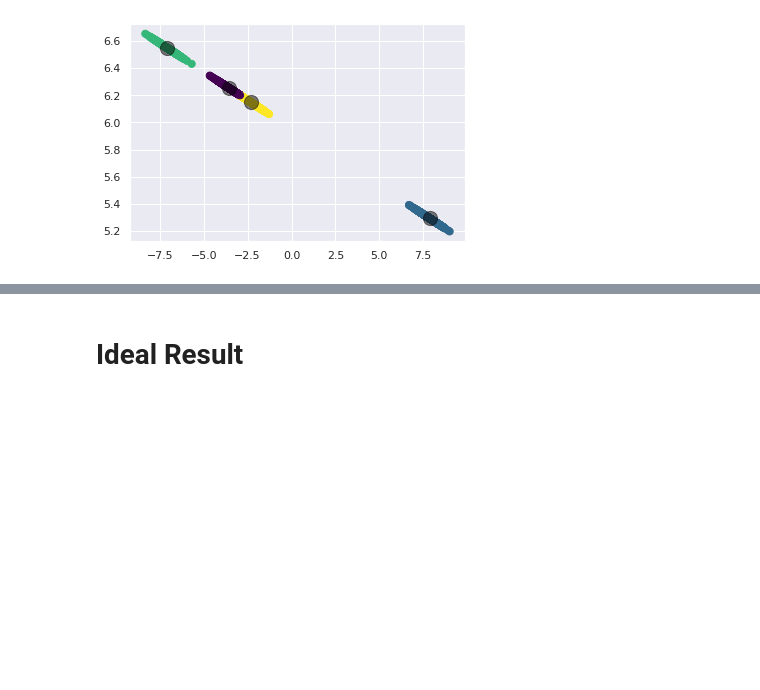
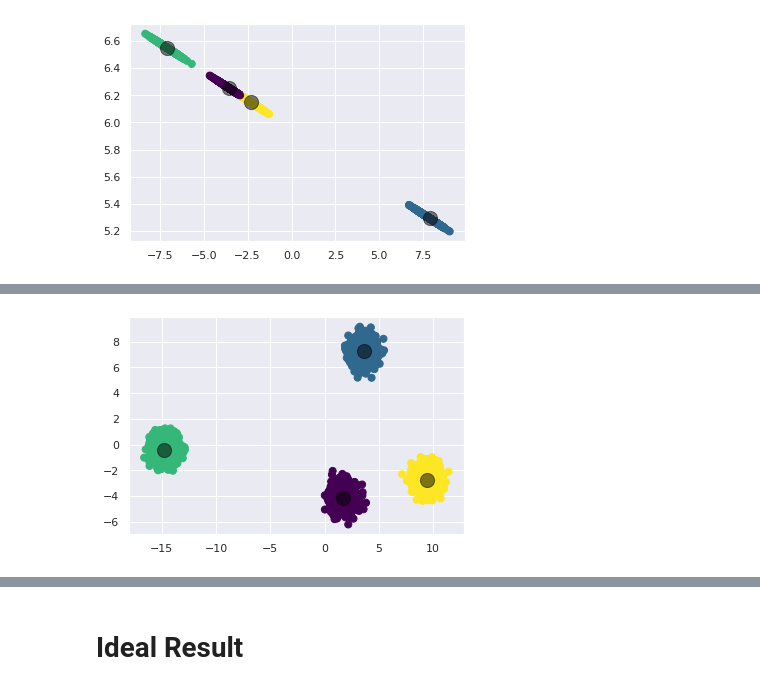
Before and after one commit to KimberleyTaylor/exercises, a Jupyter notebook: M3/d5/00_KMeans_From_Scratch.ipynb, the cells around one changed output, grey strips where cells are left out. Saved outputs shown, nothing was run; the diff lists cells and outputs as text; code cells hidden in the pictures; blank space fills up the shorter version.

```diff
--- a/M3/d5/00_KMeans_From_Scratch.ipynb
+++ b/M3/d5/00_KMeans_From_Scratch.ipynb
@@ -262,0 +320,3 @@ plt.show()
+# %%
+X_new_pca = P_C_A(X, 3)
+print(X_new_pca)
@@ -262,0 +331,11 @@ plt.show()
+# %%
+k_means = K_means(n_cluster=4, max_iter=1000)
+k_means.fit(X_new_pca)
+y_kmeans = k_means.predict(X_new_pca)
+
+plt.scatter(X_new_pca[:, 0], X_new_pca[:, 1], c=y_kmeans, s=50, cmap='viridis')
+centers = k_means.centroids
+plt.scatter(centers[:, 0], centers[:, 1], c='black', s=200, alpha=0.5)
+plt.show()
+# %% [output]
+[figure, added]
```
Also changed, not shown: parts of 17 cells of this notebook.
